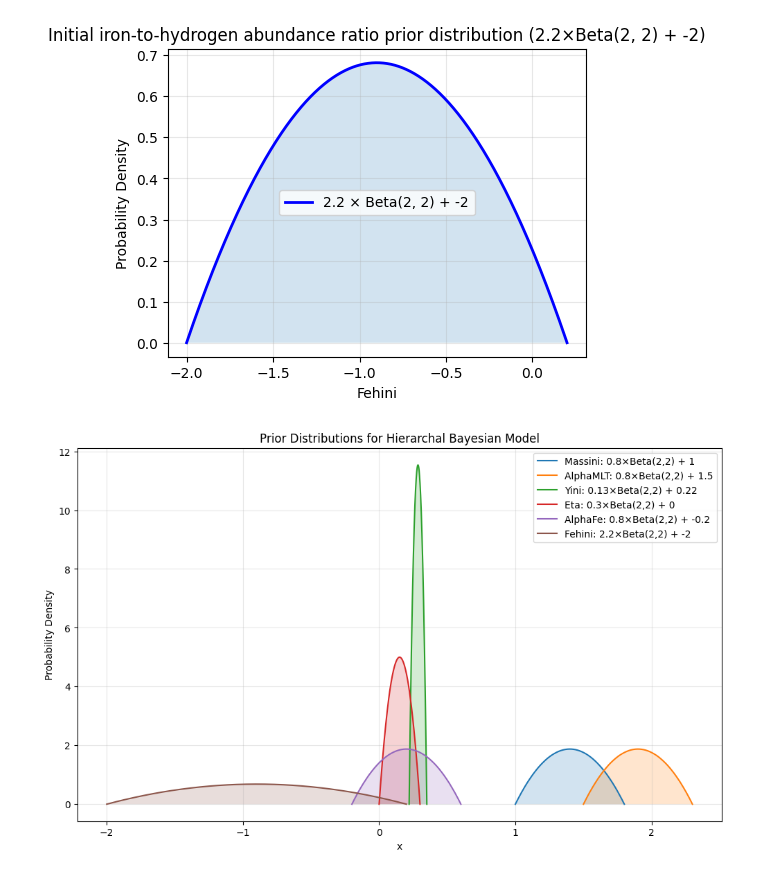
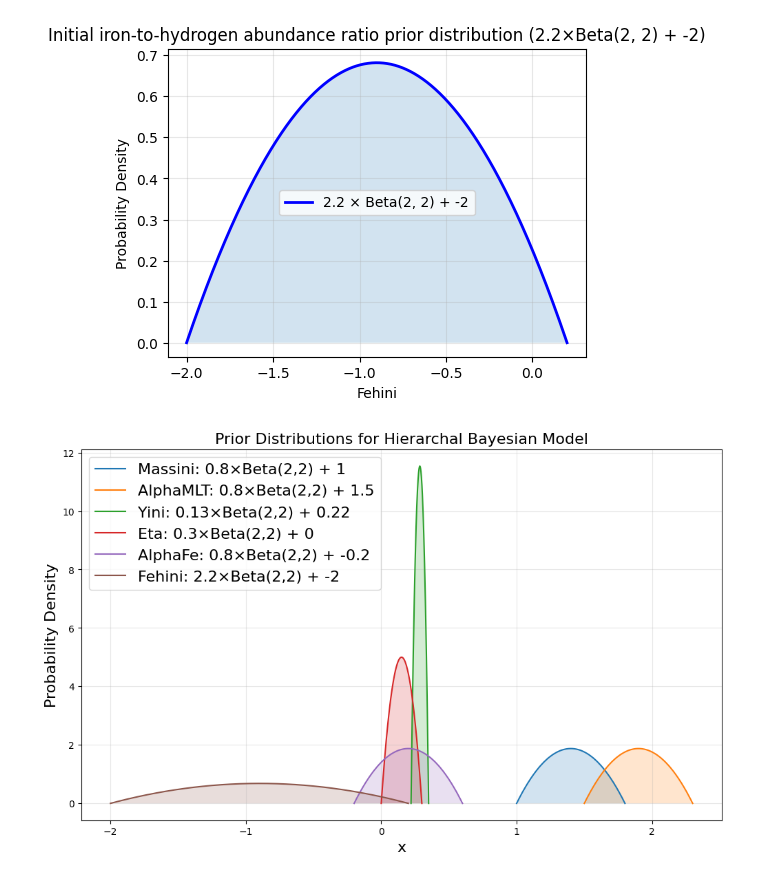
Before and after one commit to ruddock321/y4project, a Jupyter notebook: HBM stuff/Seminar plots/prior_plotter.ipynb, the cells around one changed output. Saved outputs shown, nothing was run; the diff lists cells and outputs as text; code cells hidden in the pictures.

Commit message:
little changes for plots

```diff
--- a/HBM stuff/Seminar plots/prior_plotter.ipynb
+++ b/HBM stuff/Seminar plots/prior_plotter.ipynb
@@ -40,38 +40,38 @@ def plot_scaled_beta_distribution(a, b, scale=1.0, shift=0.0, num_points=1000, t
     return plt
 
 # Example usage with your case
 plot_scaled_beta_distribution(2, 2, scale=2.2, shift=-2)
 plt.show()
 
 # Multiple scaled/shifted distributions example
 fig = plt.figure(figsize=(12, 7))
 
 distributions = [
     (2, 2, 0.8, 1, 'Massini'),
     (2, 2, 0.8, 1.5, 'AlphaMLT'),
     (2, 2, 0.13, 0.22, 'Yini'),
     (2, 2, 0.3, 0, 'Eta'),
     (2, 2, 0.8, -0.2, 'AlphaFe'),
     (2, 2, 2.2, -2, 'Fehini')
 ]
 
 for a, b, scale, shift, name in distributions:
     x_beta = np.linspace(0, 1, 1000)
     x_transformed = x_beta * scale + shift
     y = beta.pdf(x_beta, a, b) / scale
     plt.plot(x_transformed, y, label=f'{name}: {scale}×Beta({a},{b}) + {shift}')
     # Add fill
     plt.fill_between(x_transformed, y, alpha=0.2)
 
-plt.xlabel('x')
-plt.ylabel('Probability Density')
-plt.title('Prior Distributions for Hierarchal Bayesian Model')
-plt.legend()
+plt.xlabel('x', fontsize=16)
+plt.ylabel('Probability Density', fontsize=16)
+plt.title('Prior Distributions for Hierarchal Bayesian Model', fontsize=16)
+plt.legend(fontsize=16)
 plt.grid(True, alpha=0.3)
 plt.show()
 # %% [output]
 [figure]
-[figure, old version]
+[figure, new version]
 # %%
 import numpy as np
 import matplotlib.pyplot as plt
```
Also changed, not shown: parts of 1 cell of this notebook, 11 other files.
